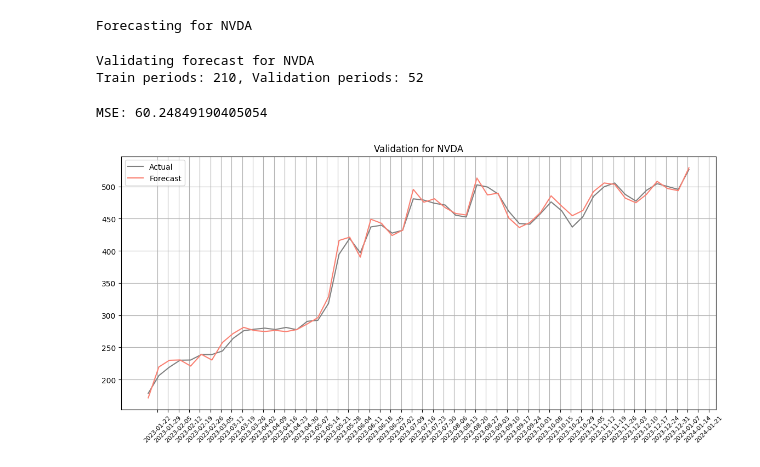
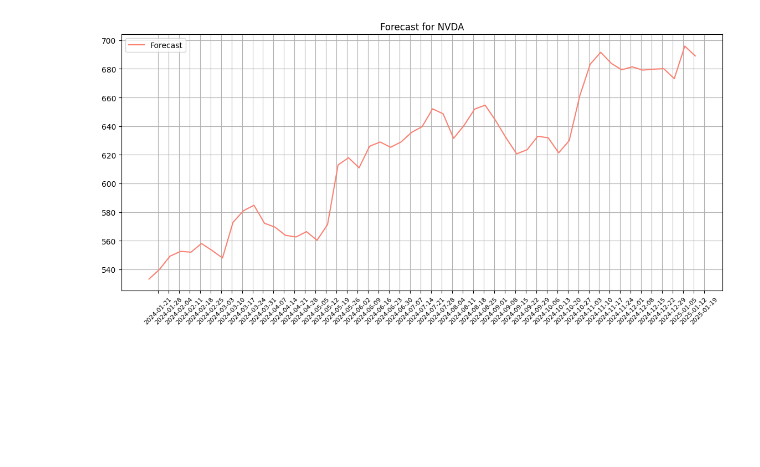
Before and after one commit to sienlonglim/financial_analysis_forecasting, a Jupyter notebook: p1_SARIMA_forecasting.ipynb, the cells around one changed output. Saved outputs shown, nothing was run; the diff lists cells and outputs as text; code cells hidden in the pictures; blank space fills up the shorter version.

```diff
--- a/p1_SARIMA_forecasting.ipynb
+++ b/p1_SARIMA_forecasting.ipynb
@@ -321,11 +334,5 @@ Forecaster(price_type=High, period=5y,interval=1wk, order=(1, 1, 1), seasonal_or
 # %%
 forecaster.forecast()
+forecaster.plot_forecast(forecast_only=True)
 # %% [output]
-Forecasting for NVDA
+[figure, added]
-# %%
-forecaster.forecast_validation(period='5y', order=(1, 1, 1))
-# %% [output]
-Validating forecast for NVDA
-Train periods: 210, Validation periods: 52
-MSE: 60.24849190405054
-[figure, removed]
```
Also changed, not shown: parts of 7 cells of this notebook, 1 other file.
